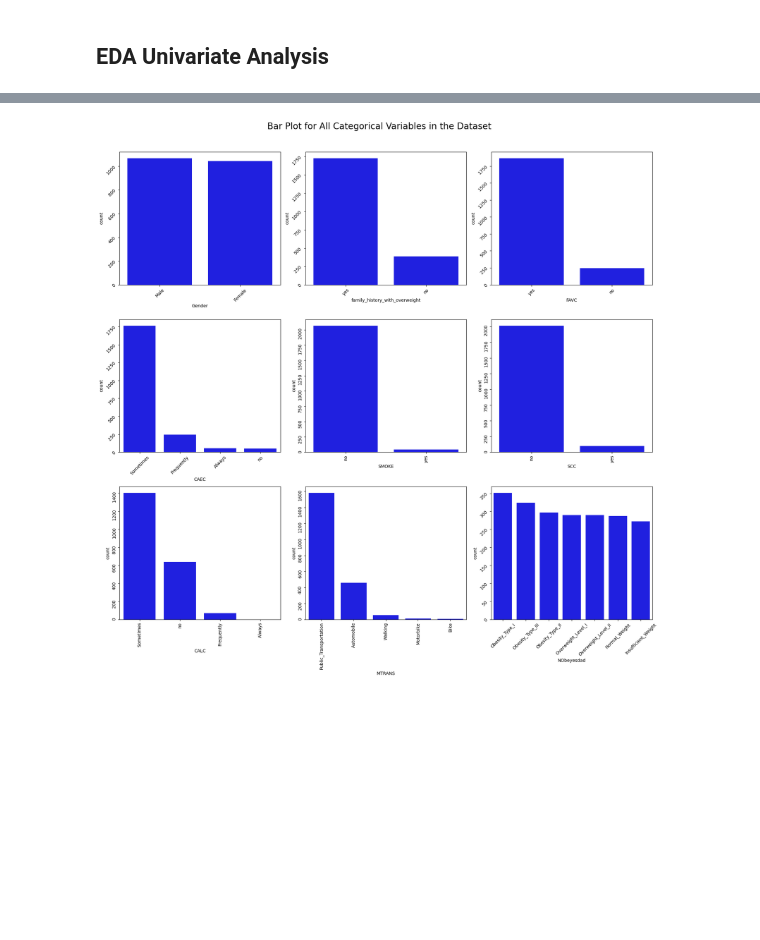
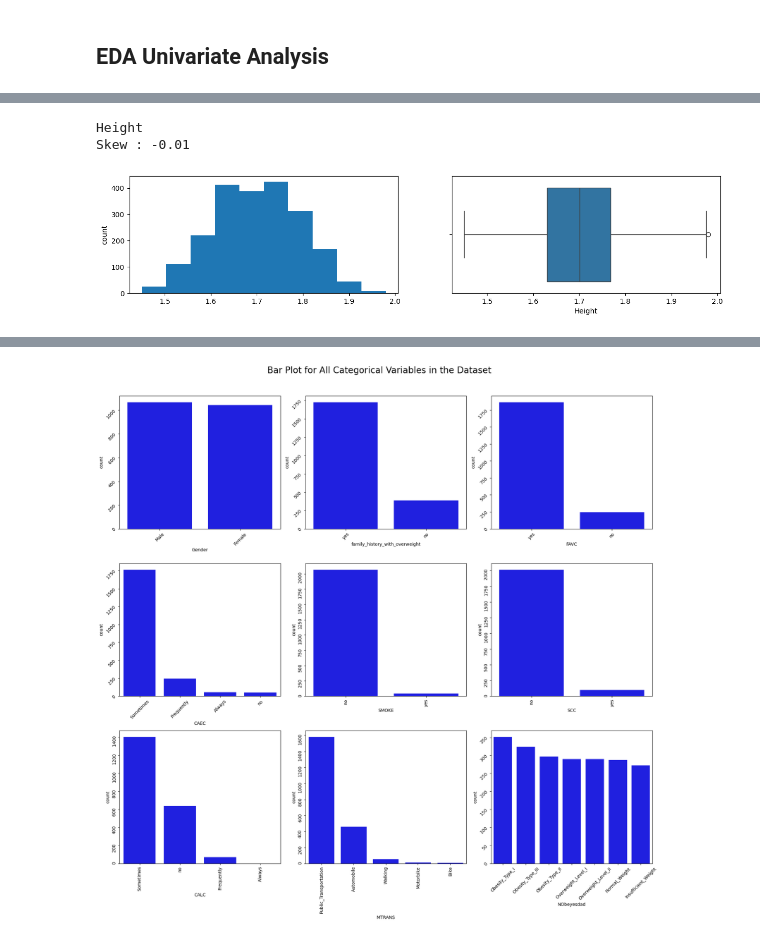
Before and after one commit to dang-nguyendd/ds_data_modelling, a Jupyter notebook: s3759957.ipynb, the cells around one changed output, grey strips where cells are left out. Cells and saved outputs as stored; diff of their text form; code cells hidden in the pictures; blank space fills up the shorter version.

```diff
--- a/s3759957.ipynb
+++ b/s3759957.ipynb
@@ -167,0 +178,14 @@ for col in num_cols:
+# %%
+print('Height')
+print('Skew :', round(df['Height'].skew(), 2))
+plt.figure(figsize = (15, 3))
+plt.subplot(1, 2, 1)
+df['Height'].hist(grid=False)
+plt.ylabel('count')
+plt.subplot(1, 2, 2)
+sns.boxplot(x=df['Height'])
+plt.show()
+# %% [output]
+Height
+Skew : -0.01
+[figure, added]
```
Also changed, not shown: parts of 13 cells of this notebook.
